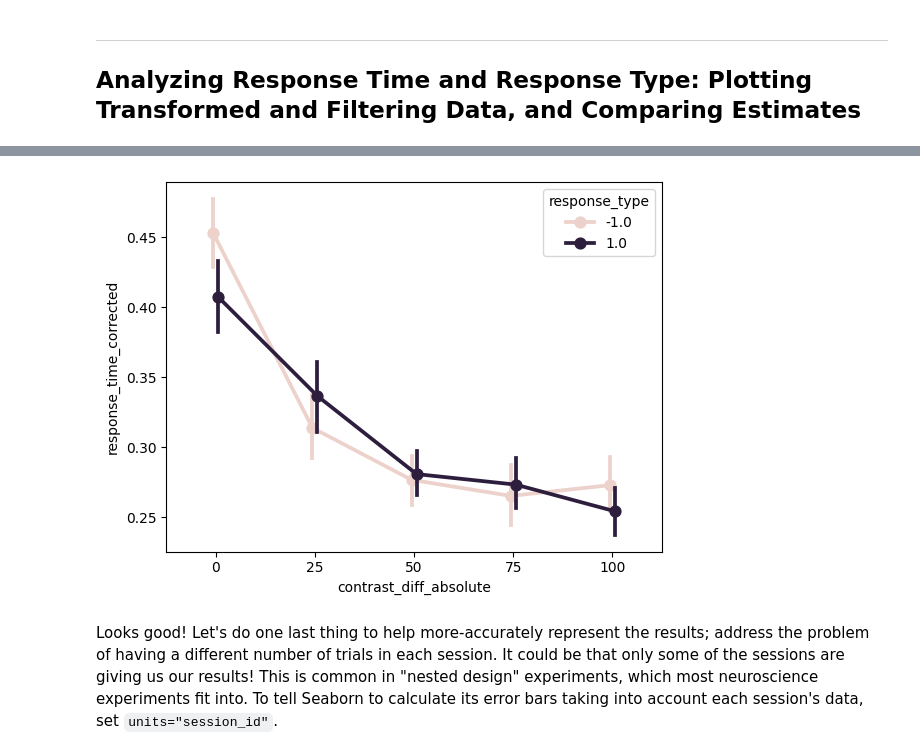
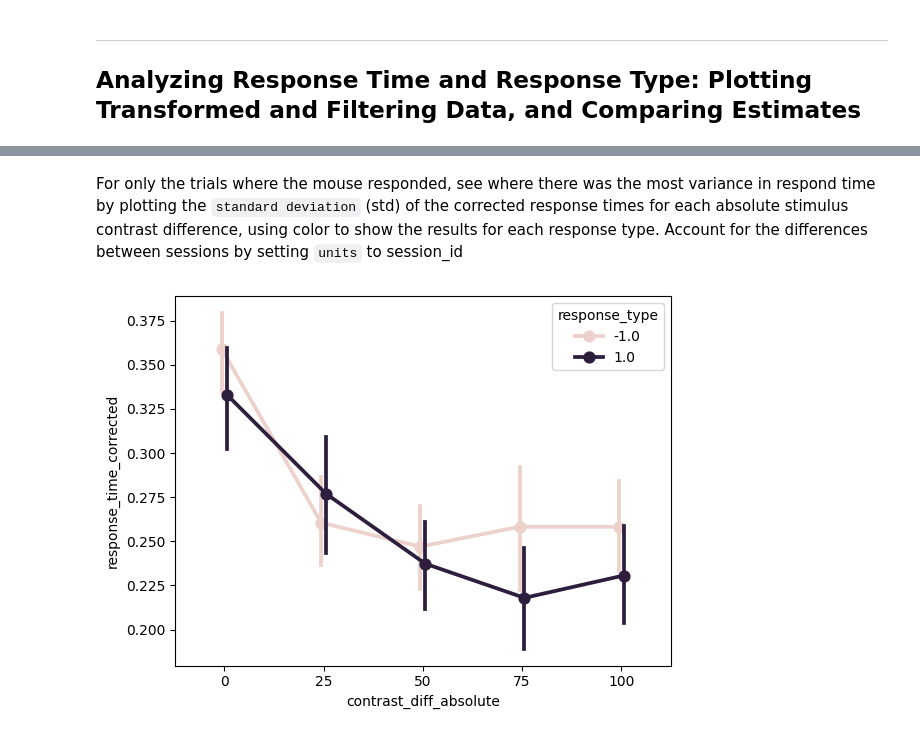
Before and after one commit to ibehave-ibots/iBOTS-Tools, a Jupyter notebook: workshops/python-workshop-1/plan/day2/3 Task Performance Analysis With Pandas And Seaborn.ipynb, the cells around one changed output, grey strips where cells are left out. Drawn from its saved outputs; the diff is of its cells as text; code cells hidden in the pictures.

```diff
--- a/workshops/python-workshop-1/plan/day2/3 Task Performance Analysis With Pandas And Seaborn.ipynb
+++ b/workshops/python-workshop-1/plan/day2/3 Task Performance Analysis With Pandas And Seaborn.ipynb
@@ -232,0 +247,3 @@ sns.pointplot(data=df, x='contrast_left', hue='contrast_right', y='response_type
+# %%
+df['contrast_total'] = df['contrast_right'] + df['contrast_left']
+df.sample(3)
@@ -265,6 +323,6 @@ sns.pointplot(data=df[df['did_respond']], x='contrast_diff', y='response_type');
+# %% [markdown]
+For only the trials where the mouse responded, see where there was the most variance in respond time by plotting the `standard deviation` (std) of the corrected response times for each absolute stimulus contrast difference, using color to show the results for each response type.  Account for the differences between sessions by setting `units` to session_id
 # %%
-sns.pointplot(data=df[df['did_respond']], x='contrast_diff_absolute', hue='response_type', y='response_time_corrected', dodge=True);
+sns.pointplot(data=df[df['did_respond']], x='contrast_diff_absolute', hue='response_type', y='response_time_corrected', dodge=True, estimator="std");
 # %% [output]
-[figure, old version]
+[figure, new version]
-# %% [markdown]
-Looks good!  Let's do one last thing to help more-accurately represent the results; address the problem of having a different number of trials in each session.  It could be that only some of the sessions are giving us our results!  This is common in "nested design" experiments, which most neuroscience experiments fit into.  To tell Seaborn to calculate its error bars taking into account each session's data, set `units="session_id"`.
```
Also changed, not shown: parts of 31 cells of this notebook.
